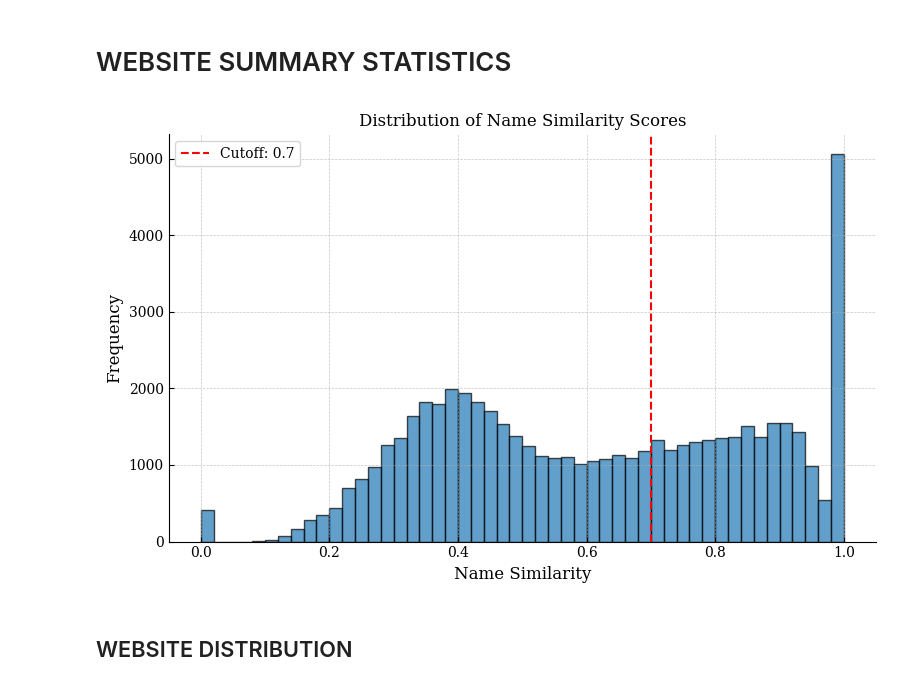
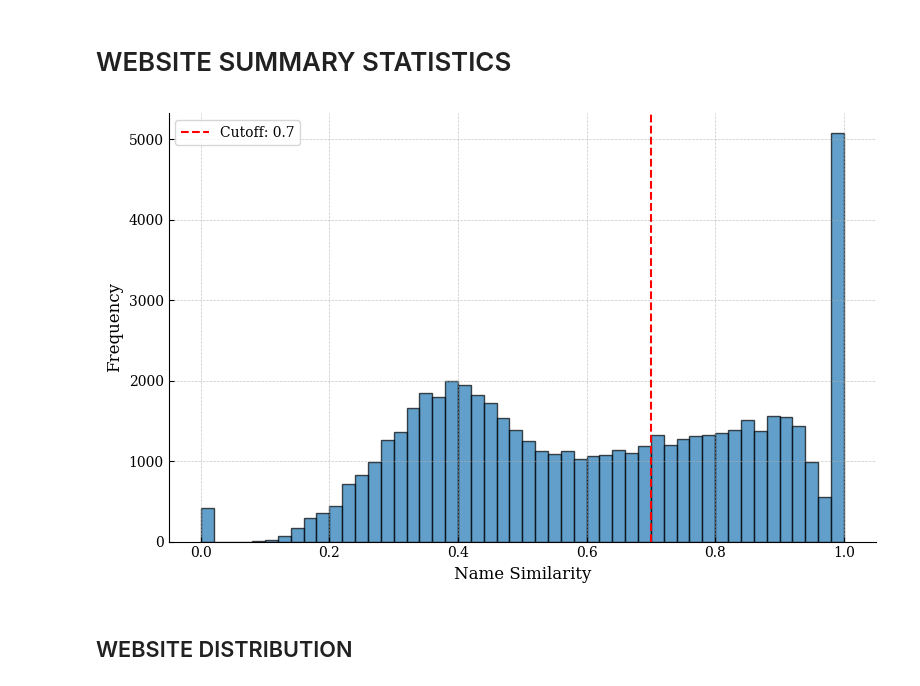
Before and after one commit to MaBlock7/company_success_prediction, a Jupyter notebook: notebooks/summary_statistics.ipynb, the cells around one changed output. Cells and saved outputs as stored; diff of their text form; code cells hidden in the pictures.

Commit message:
Improved similarity and distance scores

```diff
--- a/notebooks/summary_statistics.ipynb
+++ b/notebooks/summary_statistics.ipynb
@@ -171,11 +177,11 @@ sns.heatmap(
 )
 
 # Axis labels and formatting
-ax.set_title("Share of LLM-Parsed Entries by Canton and Year")
+# ax.set_title("Share of LLM-Parsed Entries by Canton and Year")
 ax.set_xlabel("Year")
 ax.set_ylabel("Canton")
 
 # Tight layout for publication
 plt.tight_layout()
-plt.savefig('../reports/figures/summary_heatmap.png')
+plt.savefig('./reports/figures/summary_heatmap.png')
 # %% [output]
@@ -192,27 +198,27 @@ with connect_database() as con:
 # %%
 def plot_name_similarity_distribution(df, column='name_similarity', bins=50, cutoff=None):
     fig, ax = plt.subplots(figsize=(8,5))
 
     ax.hist(df[column], bins=bins, edgecolor='k', alpha=0.7)
-    ax.set_title('Distribution of Name Similarity Scores')
+    # ax.set_title('Distribution of Name Similarity Scores')
     ax.set_xlabel('Name Similarity')
     ax.set_ylabel('Frequency')
 
     ax.tick_params(direction='in', top=False, right=False)
     ax.grid(True, which='major', linestyle='--', linewidth=0.5, alpha=0.7)
     ax.spines['top'].set_visible(False)
     ax.spines['right'].set_visible(False)
 
     if cutoff is not None:
         ax.axvline(cutoff, color='red', linestyle='--', label=f'Cutoff: {cutoff}')
         ax.legend()
 
     plt.tight_layout()
     plt.show()
 
 plot_name_similarity_distribution(df_merger, cutoff=0.7)
 # %% [output]
-[figure, old version]
+[figure, new version]
 # %% [markdown]
 ## WEBSITE DISTRIBUTION
 # %%
```
Also changed, not shown: parts of 20 cells of this notebook, 15 other files.
